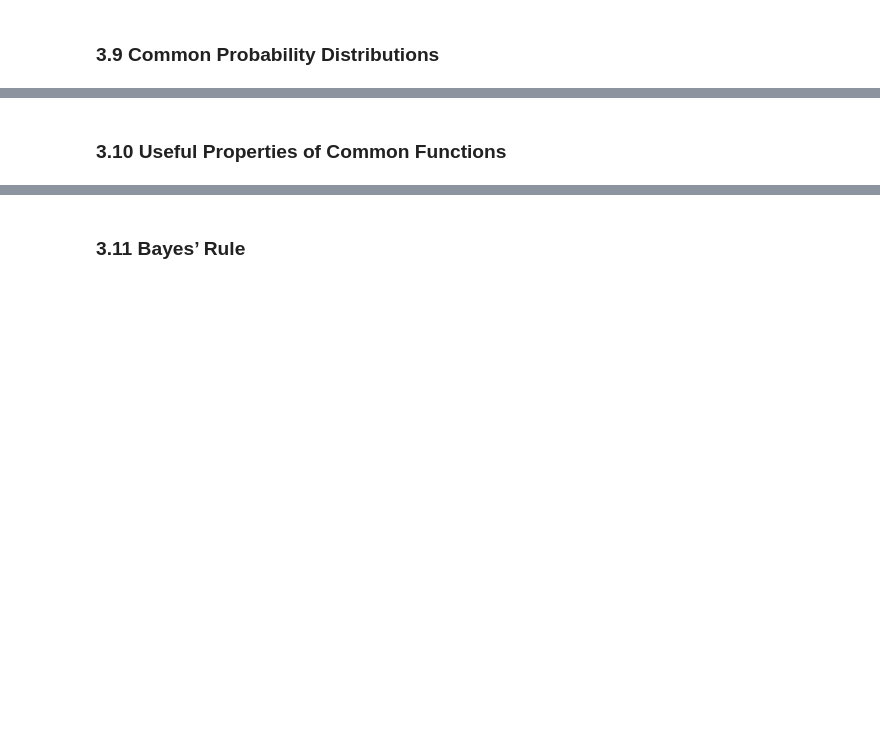
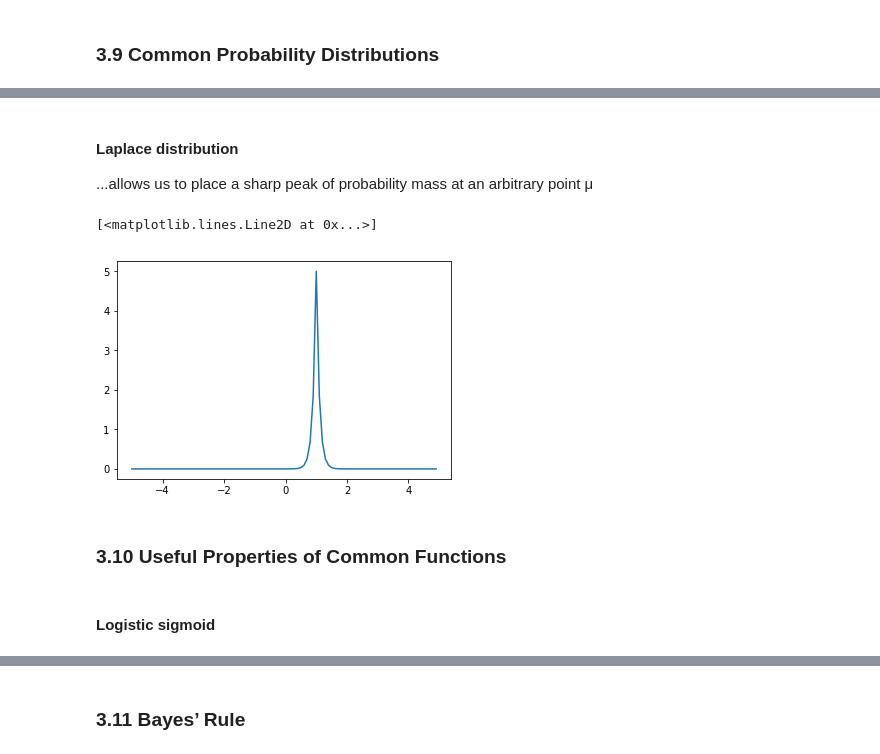
Before and after one commit to ivanistheone/DLnotebooks, a Jupyter notebook: I_Applied_MathAnd_ML_Basics/03.Probability_and_Information_Theory.ipynb, the cells around one changed output, grey strips where cells are left out. Cells and saved outputs as stored; diff of their text form; code cells hidden in the pictures; blank space fills up the shorter version.

```diff
--- a/I_Applied_MathAnd_ML_Basics/03.Probability_and_Information_Theory.ipynb
+++ b/I_Applied_MathAnd_ML_Basics/03.Probability_and_Information_Theory.ipynb
@@ -23,2 +75,14 @@
+# %% [markdown]
+#### Laplace distribution
+
+...allows us to place a sharp peak of probability mass at an arbitrary point μ
+# %%
+x = np.arange(-5,5,0.1)
+plt.plot(x, ss.laplace.pdf(x,1,0.1))  # mu = 1, gamma = 0.1
+# %% [output]
+[<matplotlib.lines.Line2D at 0x...>]
+[figure, added]
 # %% [markdown]
 ### 3.10 Useful Properties of Common Functions
+# %% [markdown]
+#### Logistic sigmoid
```
Also changed, not shown: parts of 15 cells of this notebook.
